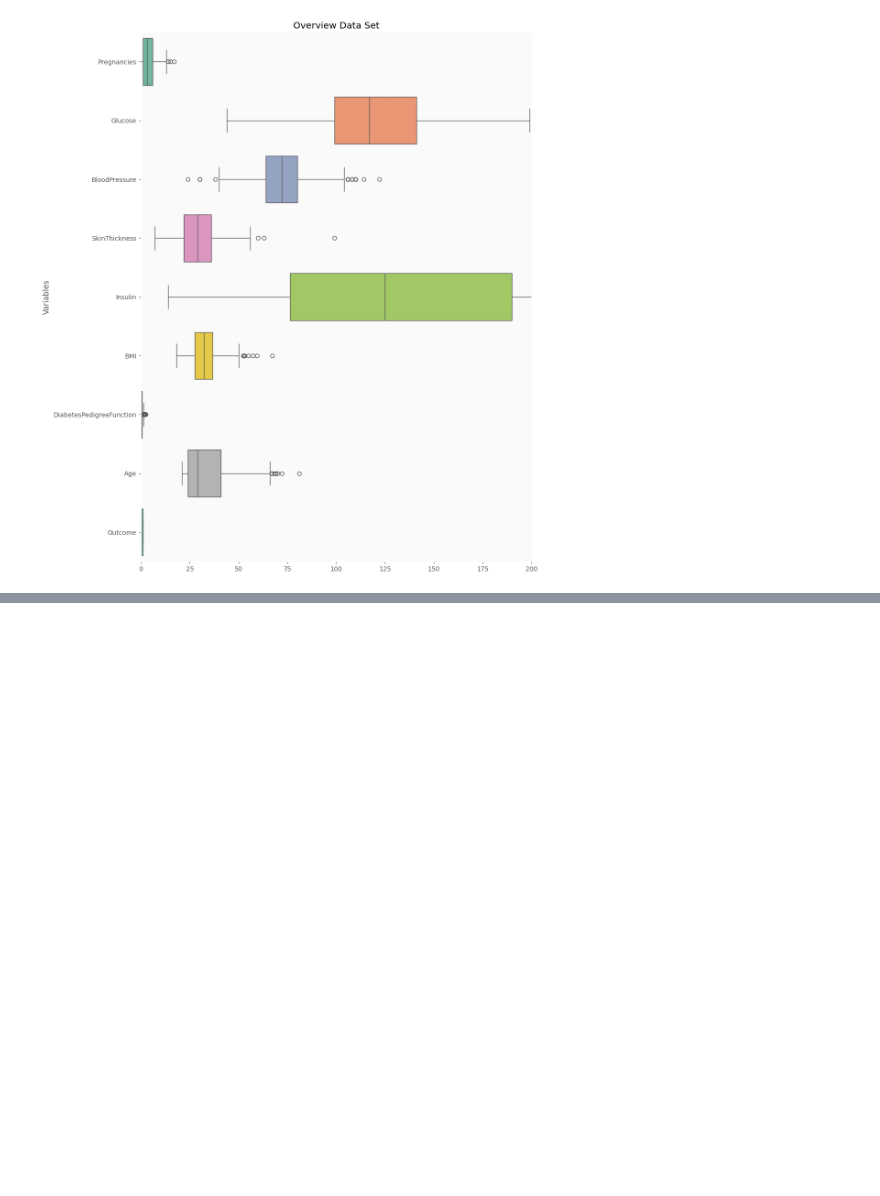
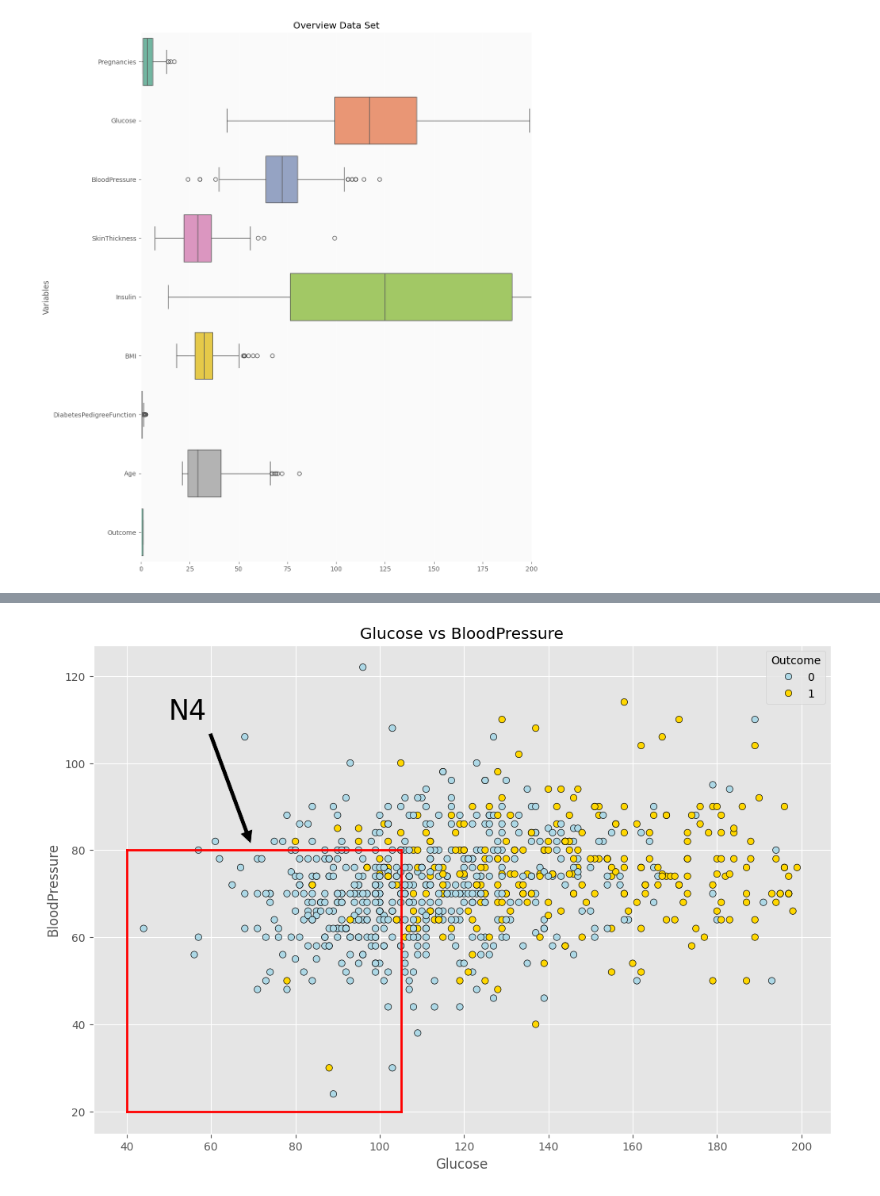
Before and after one commit to nguyenthithuylinh-ship-it/Diabetes_Project, a Jupyter notebook: Exploratory_Data_Analysis.ipynb, the cells around one changed output, grey strips where cells are left out. Saved outputs shown, nothing was run; the diff lists cells and outputs as text; code cells hidden in the pictures; blank space fills up the shorter version.

```diff
--- a/Exploratory_Data_Analysis.ipynb
+++ b/Exploratory_Data_Analysis.ipynb
@@ -187,0 +541,3 @@ ax = sns.boxplot(data=data, orient='h', palette='Set2')
+# %%
+data.loc[:,'N3']=0
+data.loc[(data['Age']<=30) & (data['Pregnancies']<=6),'N3']=1
@@ -187,0 +556,20 @@ ax = sns.boxplot(data=data, orient='h', palette='Set2')
+# %%
+palette ={0 : 'lightblue', 1 : 'gold'}
+edgecolor = 'black'
+
+fig = plt.figure(figsize=(12,8))
+
+ax1 = sns.scatterplot(x = data['Glucose'], y = data['BloodPressure'], hue = "Outcome",
+                    data = data, palette = palette, edgecolor=edgecolor)
+
+plt.annotate('N4', size=25, color='black', xy=(70, 80), xytext=(50, 110),
+            arrowprops=dict(facecolor='black', shrink=0.05),
+            )
+plt.plot([40, 105], [80, 80], linewidth=2, color = 'red')
+plt.plot([40, 40], [20, 80], linewidth=2, color = 'red')
+plt.plot([40, 105], [20, 20], linewidth=2, color = 'red')
+plt.plot([105, 105], [20, 80], linewidth=2, color = 'red')
+plt.title('Glucose vs BloodPressure')
+plt.show()
+# %% [output]
+[figure, added]
```
Also changed, not shown: parts of 82 cells of this notebook.
